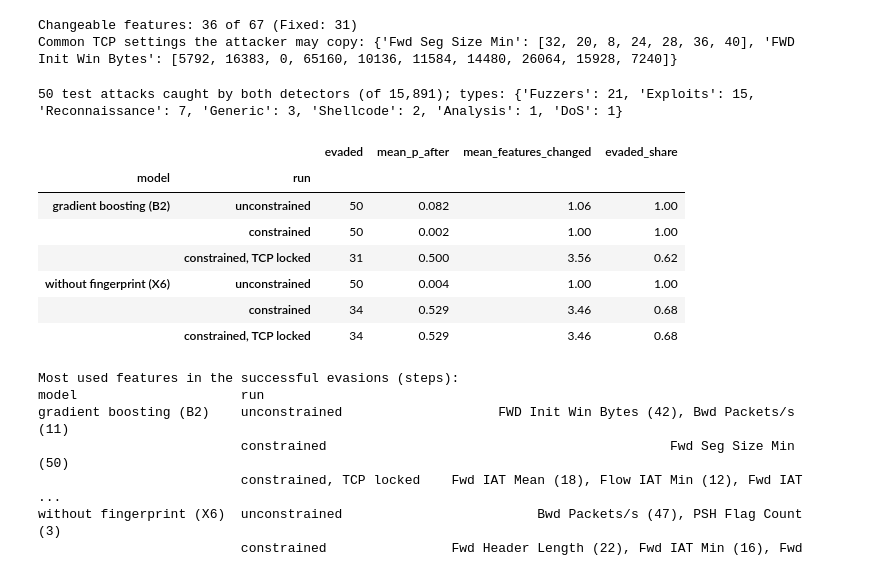
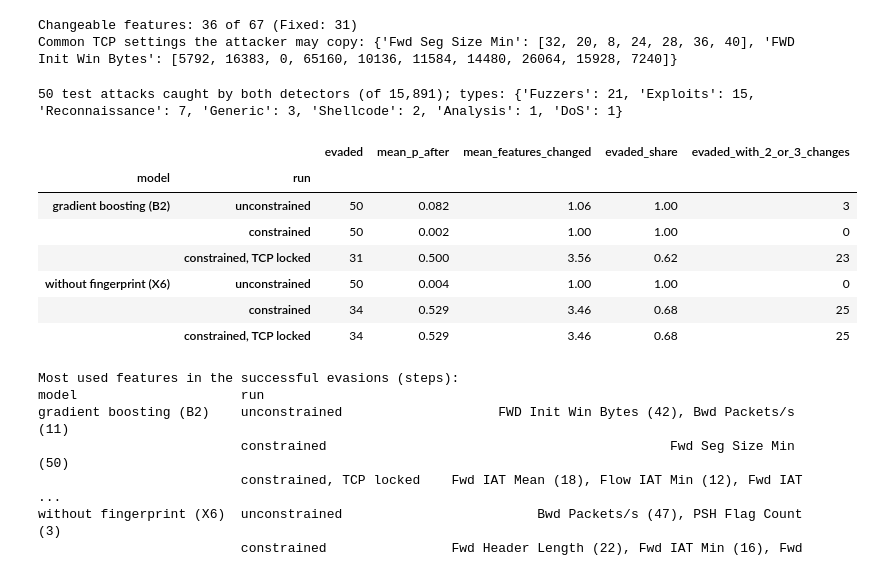
Before and after one commit to steve-nt/AI-for-Cybersecurity-Final-Mini-Project, a Jupyter notebook: parts/70_extras.ipynb, the cells around one changed output. Saved outputs shown, nothing was run; the diff lists cells and outputs as text; code cells hidden in the pictures.

```diff
--- a/parts/70_extras.ipynb
+++ b/parts/70_extras.ipynb
@@ -341,41 +347,45 @@ def x3_runs():
         for run in RUNS:
             for pos in X3_IDX:
                 p_after, changed, _ = x3_attack(model, cols, X_test.iloc[pos], run)
                 rows.append({"model": name, "run": run, "test_position": int(pos),
                              "attack_type": type_test.iloc[pos], "p_before": float(p_both[name][pos]),
                              "p_after": p_after, "evaded": p_after < 0.5,
                              "n_features_changed": len(set(changed)), "changed": ";".join(changed)})
     return pd.DataFrame(rows)
 
 
 x3 = cached(f"X3_attack_runs_{BOOST_TAG}", x3_runs)
 assert X_test.equals(X_test_before), "the attack modified X_test"
 del X_test_before
 
 # Audit: the constrained runs never touched a Fixed feature, and the locked run never a TCP setting.
 used = x3.assign(feature=x3["changed"].str.split(";")).explode("feature").query("feature != ''")
 assert not used[used["run"] != "unconstrained"]["feature"].map(X3_GROUP).eq("Fixed").any()
 assert not used[used["run"] == "constrained, TCP locked"]["feature"].isin(TCP_SETTINGS).any()
 
 x3_summary = (x3.groupby(["model", "run"], sort=False)
               .agg(evaded=("evaded", "sum"), mean_p_after=("p_after", "mean"),
                    mean_features_changed=("n_features_changed", "mean")))
 x3_summary["evaded_share"] = x3_summary["evaded"] / len(X3_IDX)
+# Features changed in the successful evasions only (the mean above includes the failed searches).
+x3_summary["evaded_with_2_or_3_changes"] = (x3[x3["evaded"] & x3["n_features_changed"].between(2, 3)]
+                                            .groupby(["model", "run"], sort=False).size())
+x3_summary["evaded_with_2_or_3_changes"] = x3_summary["evaded_with_2_or_3_changes"].fillna(0).astype(int)
 x3.to_csv(TABLES / "X3_attack_per_flow.csv", index=False, float_format="%.4f")
 x3_summary.to_csv(TABLES / "X3_attack_summary.csv", float_format="%.4f")
 print(f"{len(X3_IDX)} test attacks caught by both detectors (of {len(detected):,}); types:",
       type_test.iloc[X3_IDX].value_counts().to_dict())
 x3_summary.round(3)
 # %% [output]
 50 test attacks caught by both detectors (of 15,891); types: {'Fuzzers': 21, 'Exploits': 15, 'Reconnaissance': 7, 'Generic': 3, 'Shellcode': 2, 'Analysis': 1, 'DoS': 1}
-|  |  | evaded | mean_p_after | mean_features_changed | evaded_share |
-| model | run |  |  |  |  |
-| gradient boosting (B2) | unconstrained | 50 | 0.082 | 1.06 | 1.00 |
-|  | constrained | 50 | 0.002 | 1.00 | 1.00 |
-|  | constrained, TCP locked | 31 | 0.500 | 3.56 | 0.62 |
-| without fingerprint (X6) | unconstrained | 50 | 0.004 | 1.00 | 1.00 |
-|  | constrained | 34 | 0.529 | 3.46 | 0.68 |
-|  | constrained, TCP locked | 34 | 0.529 | 3.46 | 0.68 |
+|  |  | evaded | mean_p_after | mean_features_changed | evaded_share | evaded_with_2_or_3_changes |
+| model | run |  |  |  |  |  |
+| gradient boosting (B2) | unconstrained | 50 | 0.082 | 1.06 | 1.00 | 3 |
+|  | constrained | 50 | 0.002 | 1.00 | 1.00 | 0 |
+|  | constrained, TCP locked | 31 | 0.500 | 3.56 | 0.62 | 23 |
+| without fingerprint (X6) | unconstrained | 50 | 0.004 | 1.00 | 1.00 | 0 |
+|  | constrained | 34 | 0.529 | 3.46 | 0.68 | 25 |
+|  | constrained, TCP locked | 34 | 0.529 | 3.46 | 0.68 | 25 |
 # %%
 # STEP X3
 # Which features the successful evasions changed, and the evasions per attack type.
```
Also changed, not shown: parts of 3 cells of this notebook, 12 other files.
